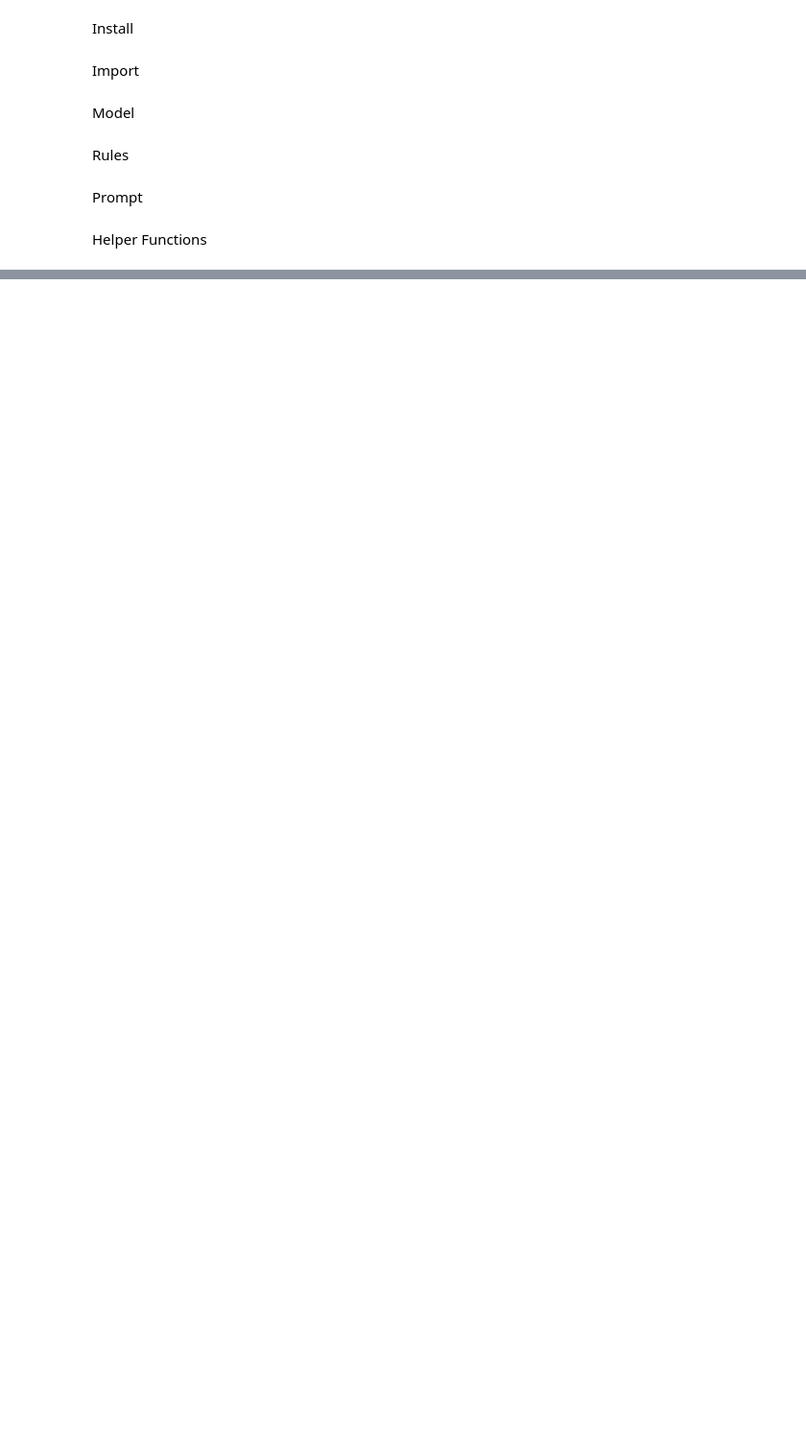
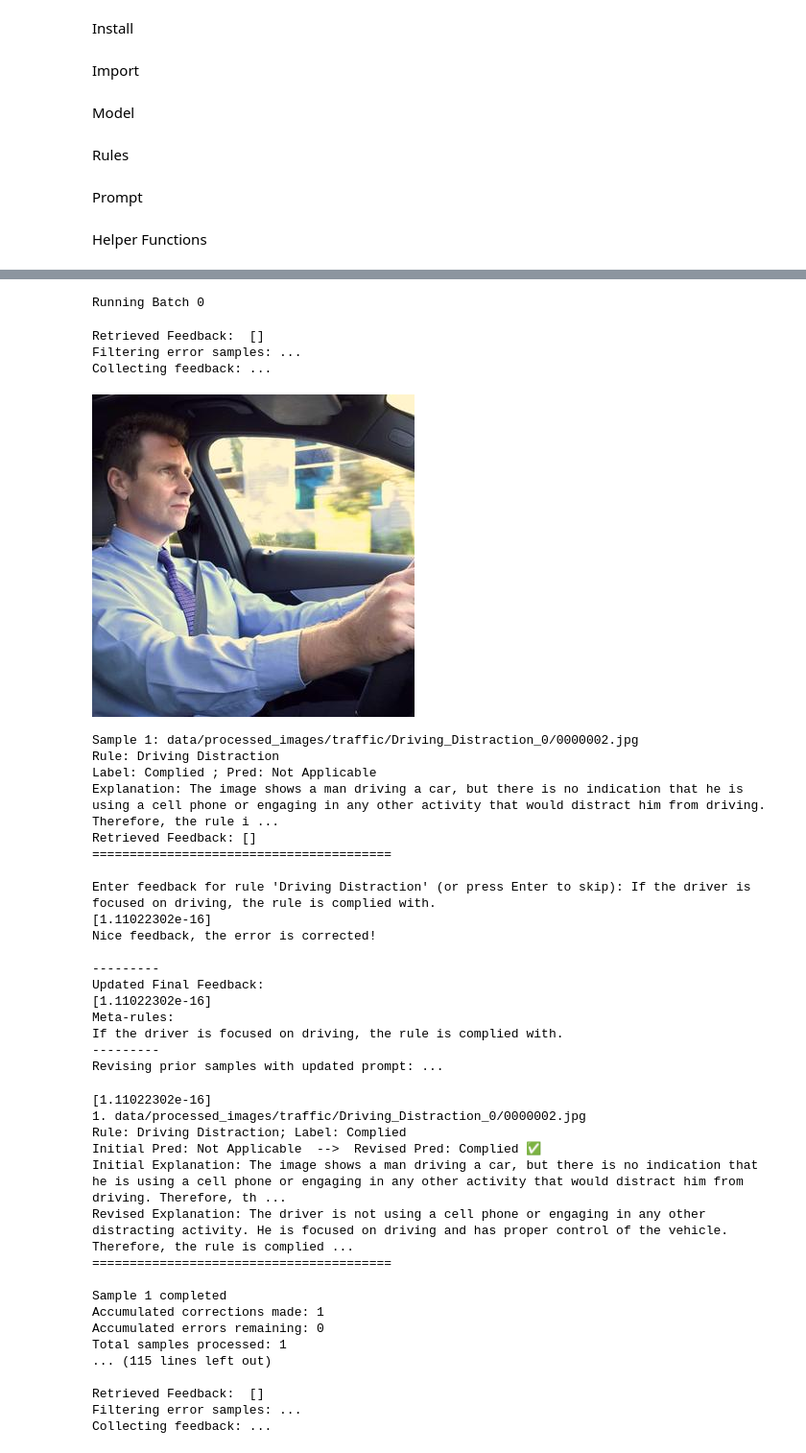
Before and after one commit to Haruharu-hub/hazard-project, a Jupyter notebook: src/feedback_loop.ipynb, the cells around one changed output, grey strips where cells are left out. Shown at 96% size. Drawn from its saved outputs; the diff is of its cells as text; code cells hidden in the pictures; blank space fills up the shorter version.

```diff
--- a/src/feedback_loop.ipynb
+++ b/src/feedback_loop.ipynb
@@ -3,14 +1,11 @@
 # %% [markdown]
 Configuration
 # %%
-model_name = "llava"         # "llava", "llavanext", "llamavision", "llavacot"
-batch_size = 0               # sample-level feedback
-template_id = 'r4'
-run_set = 'train'
-run_feedback_loop = True
-domain = 'Traffic'
+model_name = "llava"      # "llava", "llavanext", "llamavision", "llavacot", "llava-finetuned"
+template_id = 'r1'
+domain = 'Construction'
 root_dir = '/content/drive/MyDrive/'
-save_dir = f'{root_dir}/results'
+save_dir = f'{root_dir}/results_feedback'
 # %% [markdown]
 Install
 # %%
@@ -65,6 +60,11 @@ Model
 %%capture
 if model_name == "llava":
     model_id = "llava-hf/llava-1.5-7b-hf"
+    model = LlavaForConditionalGeneration.from_pretrained(model_id, device_map="auto", dtype=torch.float16)
+    assistant_token = 'ASSISTANT:'
+
+elif model_name == "llava-finetuned":
+    model_id = "Stephanienzz/llava-TrafficOnly-hazard-explanation-r1.0.5"
     model = LlavaForConditionalGeneration.from_pretrained(model_id, device_map="auto", dtype=torch.float16)
     assistant_token = 'ASSISTANT:'
 
@@ -819,0 +1484,9 @@ df_results, df_checkpoints = main(datasets, image_cache, model_name, template_id
+# %%
+init_feedbacks = defaultdict(list) # empty
+batch_size = 1 # e.g. run 5 rules by sampling 1 unique image ids from 10 binary rule files = 50 samples
+
+batch_continue = 0 # batch id to start/continue from
+early_stop = 1 # e.g. stop before batch_id = 1
+
+df_results, df_checkpoints, feedbacks = main(datasets, image_cache, model_name, template_id, domain, run_feedback_loop, init_feedbacks, batch_continue, batch_size, early_stop)
+# %% [output]
@@ -819,0 +1494,40 @@ df_results, df_checkpoints = main(datasets, image_cache, model_name, template_id
+Running Batch 0
+Retrieved Feedback:  []
+Filtering error samples: ...
+Collecting feedback: ...
+[figure, added]
+Sample 1: data/processed_images/traffic/Driving_Distraction_0/0000002.jpg
+Rule: Driving Distraction
+Label: Complied ; Pred: Not Applicable
+Explanation: The image shows a man driving a car, but there is no indication that he is using a cell phone or engaging in any other activity that would distract him from driving. Therefore, the rule i ...
+Retrieved Feedback: []
+========================================
+
+Enter feedback for rule 'Driving Distraction' (or press Enter to skip): If the driver is focused on driving, the rule is complied with.
+[1.11022302e-16]
+Nice feedback, the error is corrected!
+
+---------
+Updated Final Feedback:
+[1.11022302e-16]
+Meta-rules:
+If the driver is focused on driving, the rule is complied with.
+---------
+Revising prior samples with updated prompt: ...
+[1.11022302e-16]
+1. data/processed_images/traffic/Driving_Distraction_0/0000002.jpg
+Rule: Driving Distraction; Label: Complied
+Initial Pred: Not Applicable  -->  Revised Pred: Complied ✅
+Initial Explanation: The image shows a man driving a car, but there is no indication that he is using a cell phone or engaging in any other activity that would distract him from driving. Therefore, th ...
+Revised Explanation: The driver is not using a cell phone or engaging in any other distracting activity. He is focused on driving and has proper control of the vehicle. Therefore, the rule is complied ...
+========================================
+
+Sample 1 completed
+Accumulated corrections made: 1
+Accumulated errors remaining: 0
+Total samples processed: 1
+... (115 lines left out)
+
+Retrieved Feedback:  []
+Filtering error samples: ...
+Collecting feedback: ...
```
Also changed, not shown: parts of 9 cells of this notebook, 9 other files.
